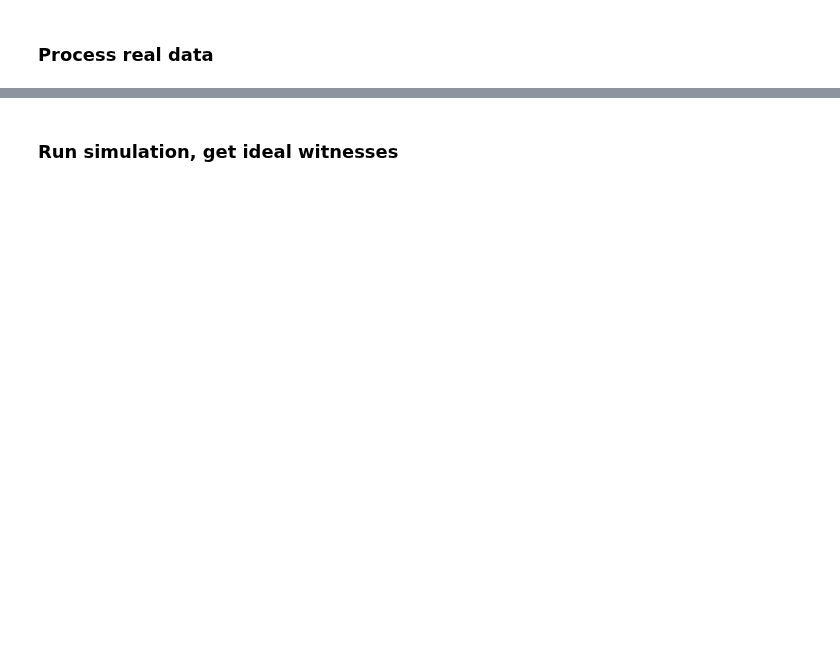
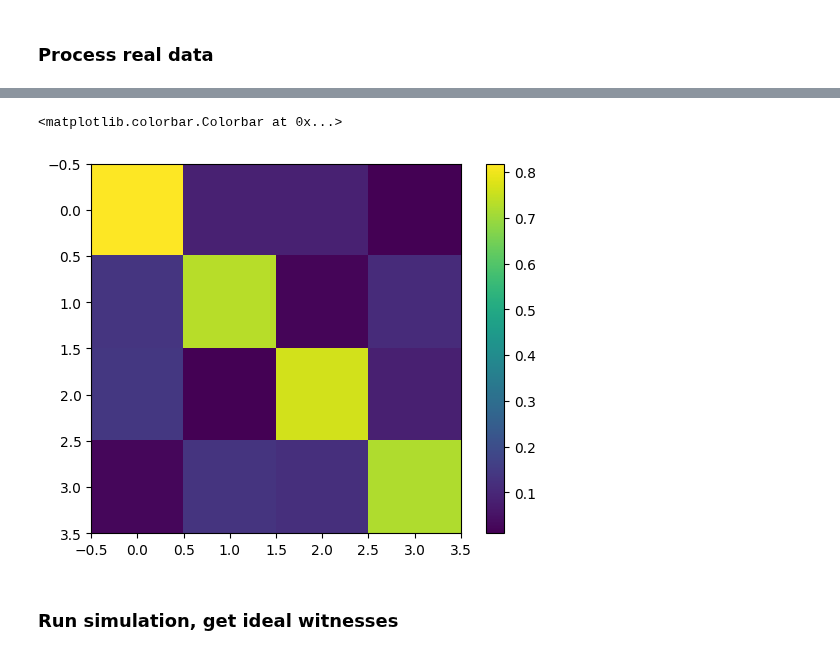
Before and after one commit to qilimanjaro-tech/qiboconnection-portfolio, a Jupyter notebook: chsh.ipynb, the cells around one changed output, grey strips where cells are left out. Drawn from its saved outputs; the diff is of its cells as text; code cells hidden in the pictures; blank space fills up the shorter version.

```diff
--- a/chsh.ipynb
+++ b/chsh.ipynb
@@ -106,7 +107,7 @@ def compute_witnesses(chsh_results, measurement_calibration_weights, BELL_STATE,
     return witness1, witness2
 # %%
 CONTROL_QUBIT = 2
-TARGET_QUBIT = 0
+TARGET_QUBIT = 4
 THETA_VALUES = np.linspace(-np.pi, np.pi, num=20)
 BELL_STATE = "phi_plus"  # "psi_minus"
 
@@ -221,3 +178,9 @@ TypeError: object of type 'NoneType' has no len()
+# %%
+plt.imshow(spam_data_probabilities)
+plt.colorbar()
+# %% [output]
+<matplotlib.colorbar.Colorbar at 0x...>
+[figure, added]
 # %% [markdown]
 ### Run simulation, get ideal witnesses
 # %%
```
Also changed, not shown: parts of 13 cells of this notebook.
